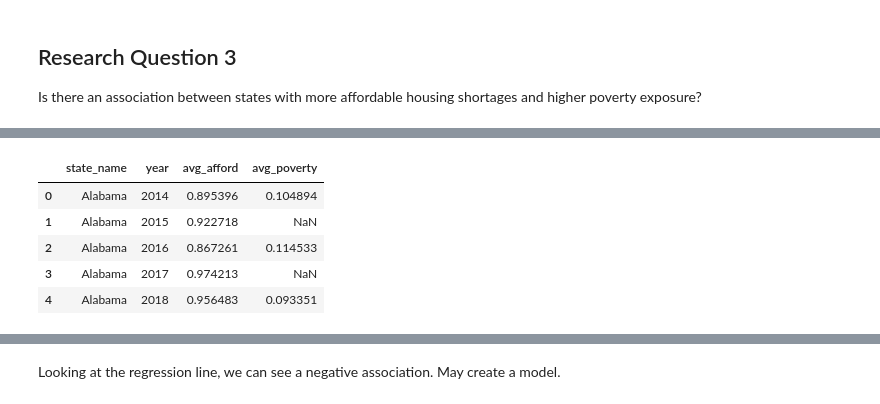
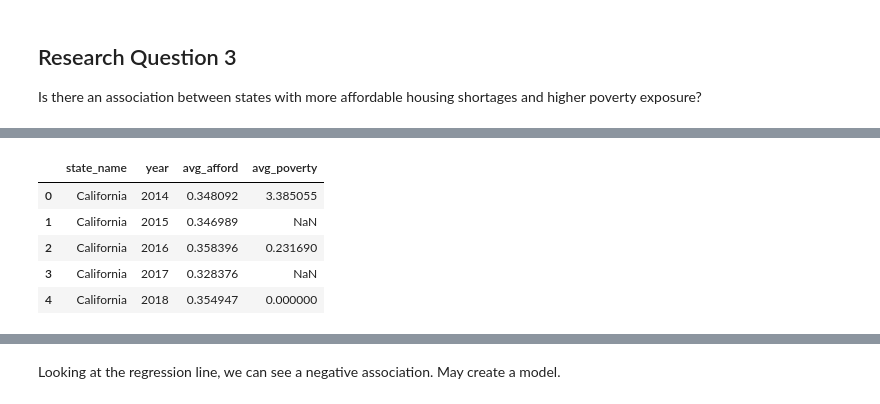
Before and after one commit to Adrian1840/MATH120_Final_Project, a Jupyter notebook: notebooks/MATH120_Final_Project.ipynb, the cells around one changed output, grey strips where cells are left out. Cells and saved outputs as stored; diff of their text form; code cells hidden in the pictures.

```diff
--- a/notebooks/MATH120_Final_Project.ipynb
+++ b/notebooks/MATH120_Final_Project.ipynb
@@ -146,7 +160,7 @@ fig.show()
 * Do these 5 states with a low affordable housing supply also have higher poverty exposure over time?
 # %%
 #Avg poverty share (pct) of ppl experiencing poverty who live in high-poverty neighborhoods
-poverty_st_yr = county.groupby(["state_name","year"], as_index=False).agg(avg_poverty= ("share_poverty_exposure","mean")) #adds pop col with mean of pop
+poverty_st_yr = county.groupby(["state_name","year"], as_index=False).agg(avg_poverty= ("share_poverty_exposure","median")) #adds pop col with mean of pop
 poverty_st_yr["avg_poverty"] = poverty_st_yr["avg_poverty"] * 100 #converts these proportions to percentages 0<avg_poverty<100 instead of 0<...<1
 poverty_st_yr
 # %% [output]
@@ -202,13 +257,13 @@ Is there an association between states with more affordable housing shortages an
 # %%
 #Merging avg affordability share AND avg poverty share
-state_combo = pd.merge(housing_st_yr, poverty_st_yr, on=["state_name","year"], how="inner")
+state_combo = pd.merge(avg_low, avg_low2, on=["state_name","year"], how="inner")
 
 state_combo.head()
 # %% [output]
 |  | state_name | year | avg_afford | avg_poverty |
-| 0 | Alabama | 2014 | 0.895396 | 0.104894 |
-| 1 | Alabama | 2015 | 0.922718 | NaN |
-| 2 | Alabama | 2016 | 0.867261 | 0.114533 |
-| 3 | Alabama | 2017 | 0.974213 | NaN |
-| 4 | Alabama | 2018 | 0.956483 | 0.093351 |
+| 0 | California | 2014 | 0.348092 | 3.385055 |
+| 1 | California | 2015 | 0.346989 | NaN |
+| 2 | California | 2016 | 0.358396 | 0.231690 |
+| 3 | California | 2017 | 0.328376 | NaN |
+| 4 | California | 2018 | 0.354947 | 0.000000 |
 # %%
```
Also changed, not shown: parts of 8 cells of this notebook.
